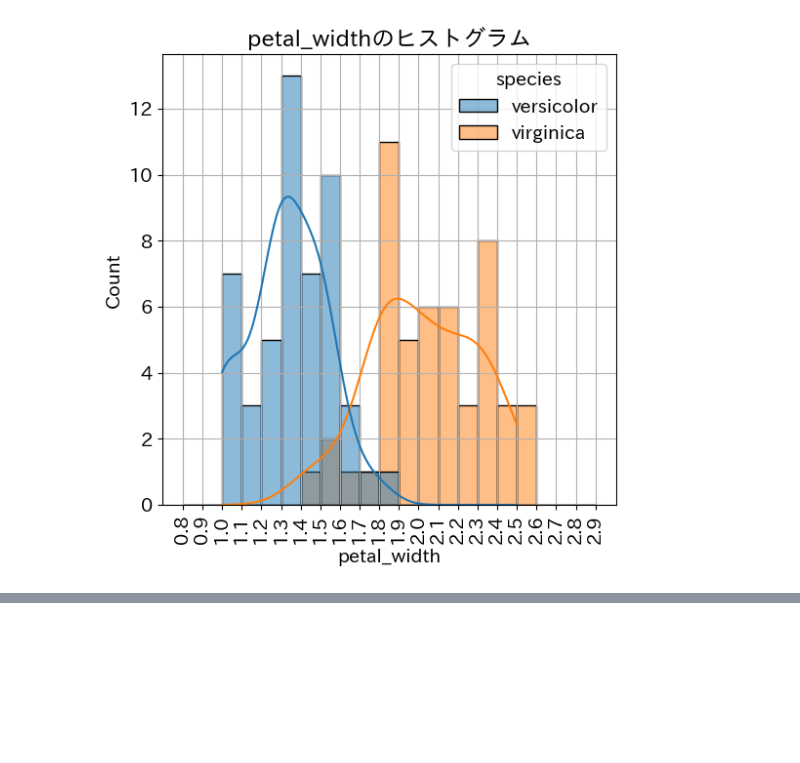
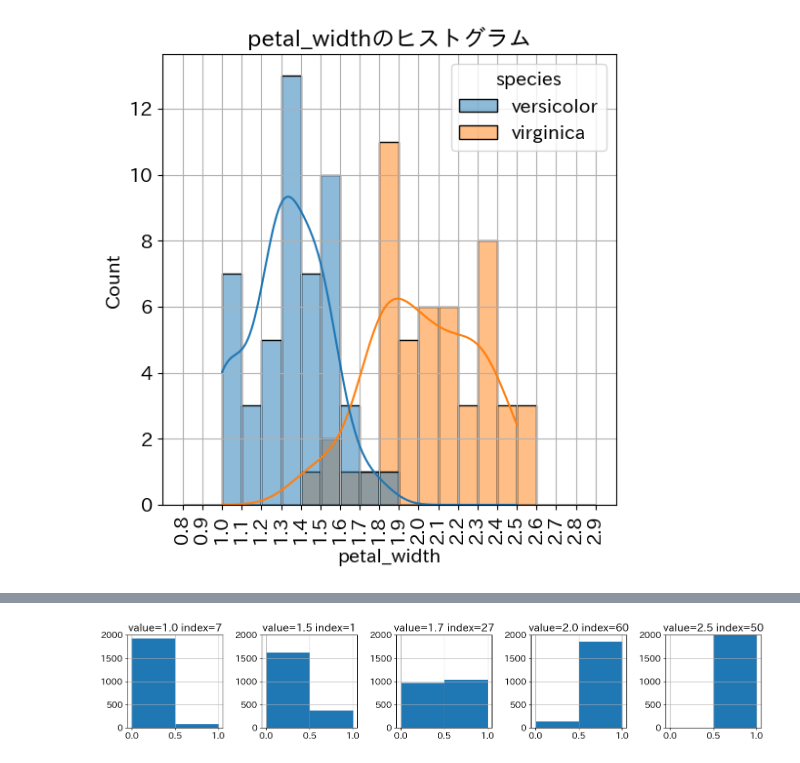
Before and after one commit to maton369/Bayesian_Inference_Practice, a Jupyter notebook: 5_4_潜在変数モデル.ipynb, the cells around one changed output, grey strips where cells are left out. Drawn from its saved outputs; the diff is of its cells as text; code cells hidden in the pictures; blank space fills up the shorter version.

```diff
--- a/5_4_潜在変数モデル.ipynb
+++ b/5_4_潜在変数モデル.ipynb
@@ -197,0 +279,16 @@ display(g)
+# %%
+value_list = [1.0, 1.5, 1.7, 2.0, 2.5]
+
+df_heads = pd.DataFrame(None)
+
+# petal_widthの値が1.0から2.5までそれぞれの値である先頭の行を抽出
+for value in value_list:
+
+    # df2からpetal_widthの値がvalueである行のみ抽出
+    w = df2.query("petal_width == @value", engine="python")
+
+    # 先頭の１行を抽出し、df_headsに連結
+    df_heads = pd.concat([df_heads, w.head(1)], axis=0)
+
+# 結果確認
+display(df_heads)
@@ -197,0 +302,19 @@ display(g)
+# %%
+# df_headsのインデックスを抽出
+indexes, n_indexes = df_heads.index, len(df_heads)
+
+# 潜在変数sのサンプル値から、index=7, 1, 27, 60, 50の値を抽出
+sval = idata1.posterior["s"][:, :, indexes].values.reshape(-1, n_indexes).T
+
+# それぞれのケースでヒストグラムの描画
+plt.rcParams["figure.figsize"] = (15, 3)
+vlist = df_heads["petal_width"]
+fig, axes = plt.subplots(1, n_indexes)
+for ax, item, value, index in zip(axes, sval, vlist, indexes):
+    f = pd.DataFrame(item)
+    f.hist(ax=ax, bins=2)
+    ax.set_ylim(0, 2000)
+    ax.set_title(f"value={value} index={index}")
+plt.tight_layout()
+# %% [output]
+[figure, added]
```
Also changed, not shown: parts of 6 cells of this notebook.
